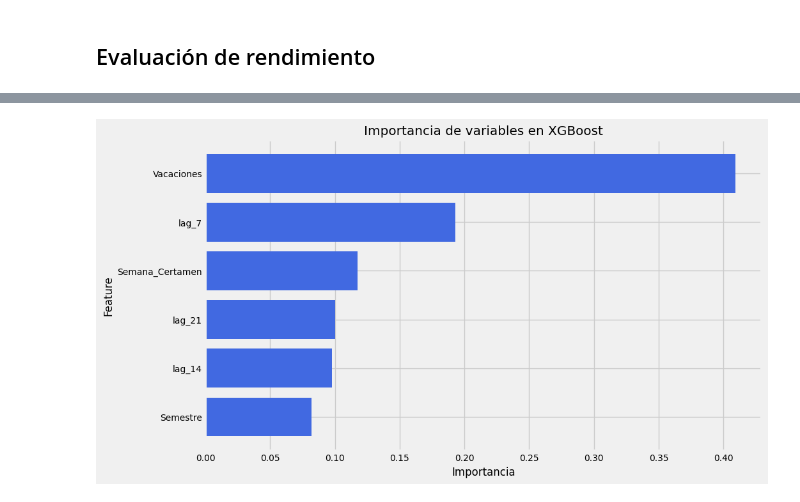
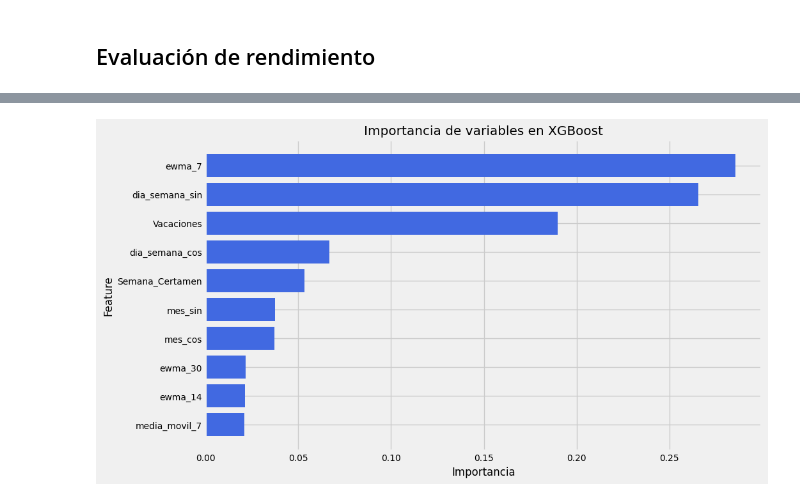
Before and after one commit to BrendanRubilar/IA_Library_Proyect, a Jupyter notebook: LibraryUseXGB.ipynb, the cells around one changed output, grey strips where cells are left out. Cells and saved outputs as stored; diff of their text form; code cells hidden in the pictures.

```diff
--- a/LibraryUseXGB.ipynb
+++ b/LibraryUseXGB.ipynb
@@ -292,18 +236,18 @@ plt.show()
 # %%
 from sklearn.model_selection import train_test_split
 
-for lag in [7, 14, 21]:
-    daily_counts_full[f'lag_{lag}'] = daily_counts_full['Accesos'].shift(lag)
+# Agregar el cálculo de los lags
+daily_counts_full = agregar_lags(daily_counts_full, 'Accesos', [7, 14, 21])
 
 # Elimina las filas con NaN generadas por el shift
 daily_counts_full = daily_counts_full.dropna().reset_index(drop=True)
 
-# Incluye los lags en X
-X = daily_counts_full[['Vacaciones', 'lag_7', 'lag_14', 'lag_21', 'Semestre', 'Semana_Certamen']]
+X = daily_counts_full[['Vacaciones', 'Semana_Certamen','media_movil_7',
+                      'mes_sin', 'mes_cos', 'dia_semana_sin', 'dia_semana_cos','ewma_7','ewma_14','ewma_30']]
 y = daily_counts_full['Accesos']
 
 X_train, X_test, y_train, y_test = train_test_split(
-    X, y, test_size=0.2, shuffle=True
+    X, y, test_size=0.2, shuffle=False
 )
 
 print(f"Datos de entrenamiento: {len(X_train)}")
@@ -320,7 +308,7 @@ model = xgb.XGBRegressor(
     max_depth = 3,
     n_estimators = 100
     )
-model.fit(X_train, y_train)
+model.fit(X_train_final, y_train_final)
 # %% [output]
 XGBRegressor(base_score=None, booster=None, callbacks=None,
              colsample_bylevel=None, colsample_bynode=None,
@@ -338,11 +326,13 @@ from sklearn.model_selection import TimeSeriesSplit, GridSearchCV
 tscv = TimeSeriesSplit(n_splits=5)
 # Definir el espacio de búsqueda
 param_grid = {
-    'n_estimators': [50, 100, 250,500],
+    'n_estimators': [50, 100, 250, 500],
     'learning_rate': [0.01, 0.1, 0.3],
     'max_depth': [3, 5, 8, 15],
     'subsample': [0.8, 1],
-    'colsample_bytree': [0.8, 1]
+    'colsample_bytree': [0.8, 1],
+    'reg_alpha': [0, 0.1, 1], #Para evitar overfitting
+    'reg_lambda': [0.5, 1, 2] #Para evitar overfitting
 }
 # Grid Search con TimeSeriesSplit
 grid_search = GridSearchCV(
@@ -352,6 +342,6 @@ grid_search = GridSearchCV(
     scoring='neg_root_mean_squared_error',
     n_jobs=-1
 )
-grid_search.fit(X_train, y_train)
+grid_search.fit(X_train_final, y_train_final)
 print(f'Mejores parámetros: {grid_search.best_params_}')
 # %% [output]
@@ -359,12 +349,16 @@ Mejores parámetros: {'colsample_bytree': 0.8, 'learning_rate': 0.01, 'max_depth
 # %%
+best_params = grid_search.best_params_
+
 model = xgb.XGBRegressor(
-    colsample_bytree = 0.8,
-    objective ='reg:squarederror',
-    learning_rate = 0.01,
-    max_depth = 3,
-    n_estimators = 250,
-    subsample = 0.8
-    )
-model.fit(X_train, y_train)
+    n_estimators=best_params['n_estimators'],
+    learning_rate=best_params['learning_rate'],
+    max_depth=best_params['max_depth'],
+    subsample=best_params['subsample'],
+    colsample_bytree=best_params['colsample_bytree'],
+    reg_alpha=best_params['reg_alpha'],
+    reg_lambda=best_params['reg_lambda'],
+    objective='reg:squarederror'
+)
+model.fit(X_train_final, y_train_final)
 # %% [output]
 XGBRegressor(base_score=None, booster=None, callbacks=None,
@@ -447,24 +446,24 @@ plt.show()
 # %%
 import matplotlib.pyplot as plt
 
 # Obtener importancia de las características
 importances = model.feature_importances_
 
 # Usar las columnas de X_train como nombres de las variables
-features = X_train.columns
+features = X_train_final.columns
 importance_df = pd.DataFrame({"Feature": features, "Importance": importances})
 importance_df = importance_df.sort_values(by="Importance", ascending=False)
 
 # Gráfico de barras
 plt.figure(figsize=(10, 6))
 plt.barh(importance_df["Feature"], importance_df["Importance"], color='royalblue')
 plt.xlabel("Importancia")
 plt.ylabel("Feature")
 plt.title("Importancia de variables en XGBoost")
 plt.gca().invert_yaxis()  # Para que la más importante aparezca arriba
 plt.show()
 # %% [output]
-[figure, old version]
+[figure, new version]
 # %%
 import pandas as pd
 import matplotlib.pyplot as plt
```
Also changed, not shown: parts of 24 cells of this notebook, 3 other files.
